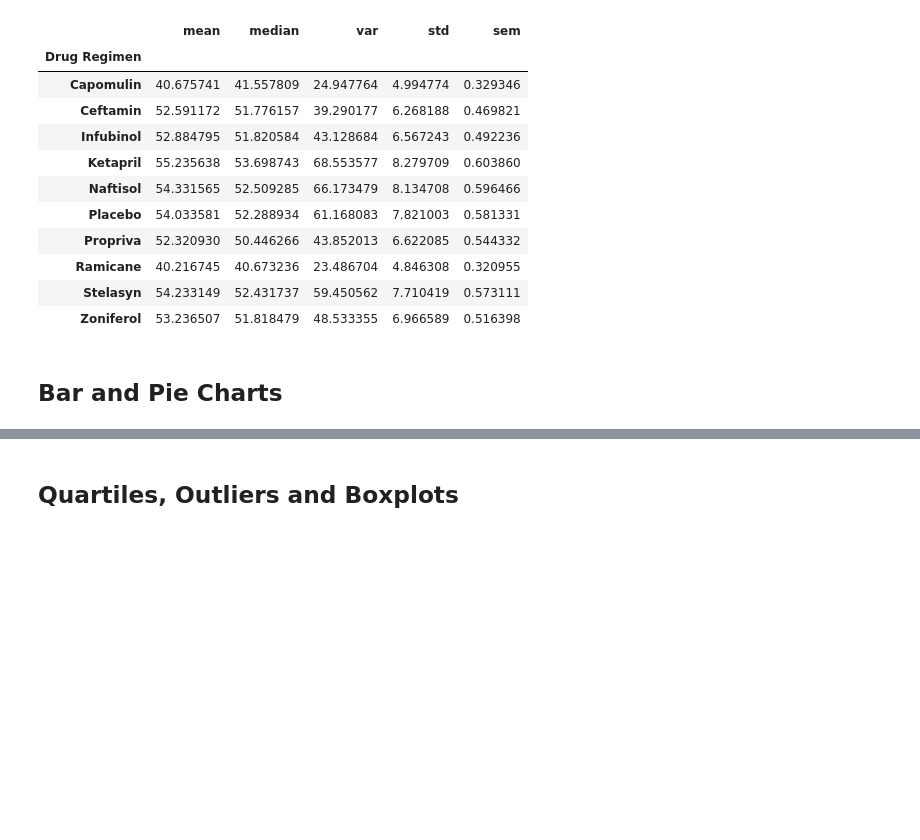
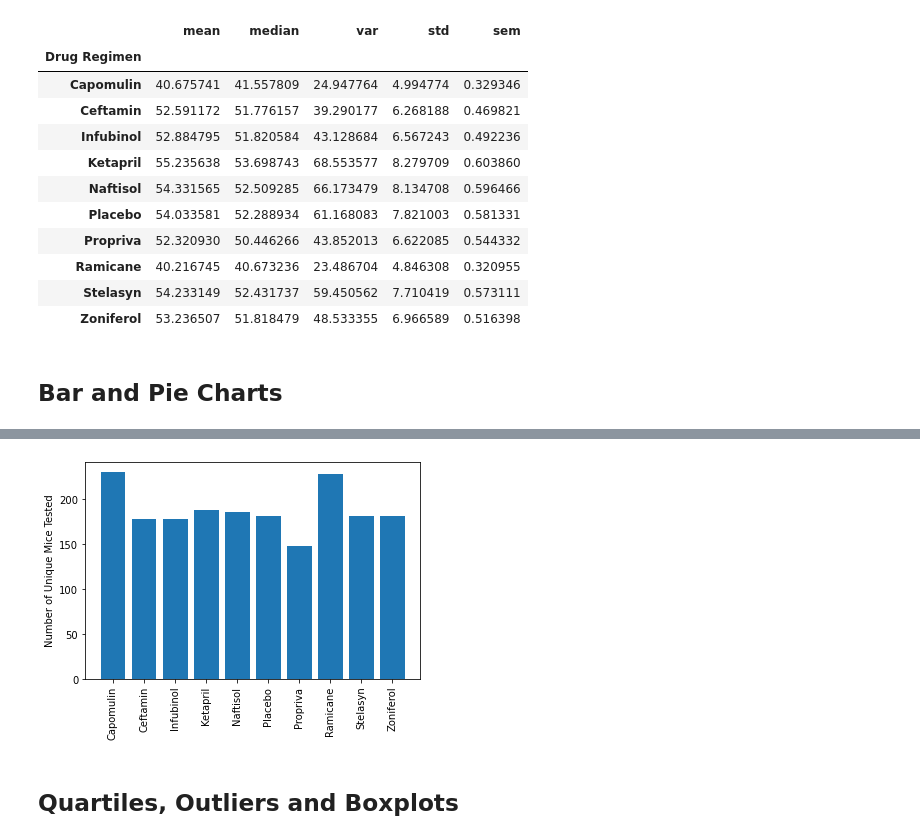
Before and after one commit to mscheme/matplotlib-challenge, a Jupyter notebook: Pymaceuticals/pymaceuticals.ipynb, the cells around one changed output, grey strips where cells are left out. Drawn from its saved outputs; the diff is of its cells as text; code cells hidden in the pictures; blank space fills up the shorter version.

```diff
--- a/Pymaceuticals/pymaceuticals.ipynb
+++ b/Pymaceuticals/pymaceuticals.ipynb
@@ -119,5 +131,14 @@ group_df['Tumor Volume (mm3)'].agg(['mean', 'median', 'var', 'std', 'sem'])
 # %%
 # Generate a bar plot showing the total number of mice for each treatment throughout the course of the study using pyplot.
+x_axis = np.arange(len(count))
+plt.bar(x_axis, count)
+tick_locations = [value for value in x_axis]
+label = ['Capomulin', 'Ceftamin', 'Infubinol', 'Ketapril', 'Naftisol', 'Placebo', 'Propriva', 'Ramicane', 'Stelasyn', 'Zoniferol']
+plt.xticks(tick_locations, labels=label, rotation="vertical")
+plt.ylabel("Number of Unique Mice Tested")
+plt.show;
+# %% [output]
+[figure, added]
 # %%
 # Generate a pie plot showing the distribution of female versus male mice using pandas
 # %%
```
Also changed, not shown: parts of 3 cells of this notebook.
